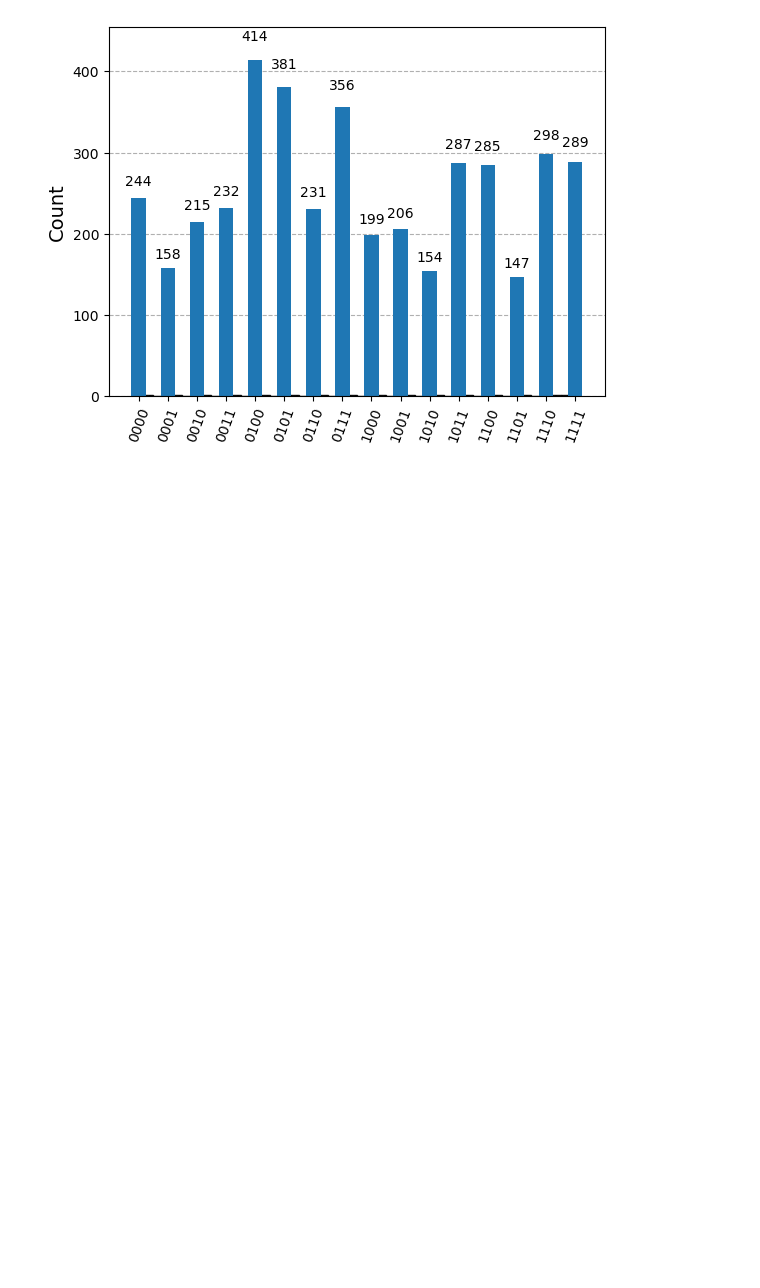
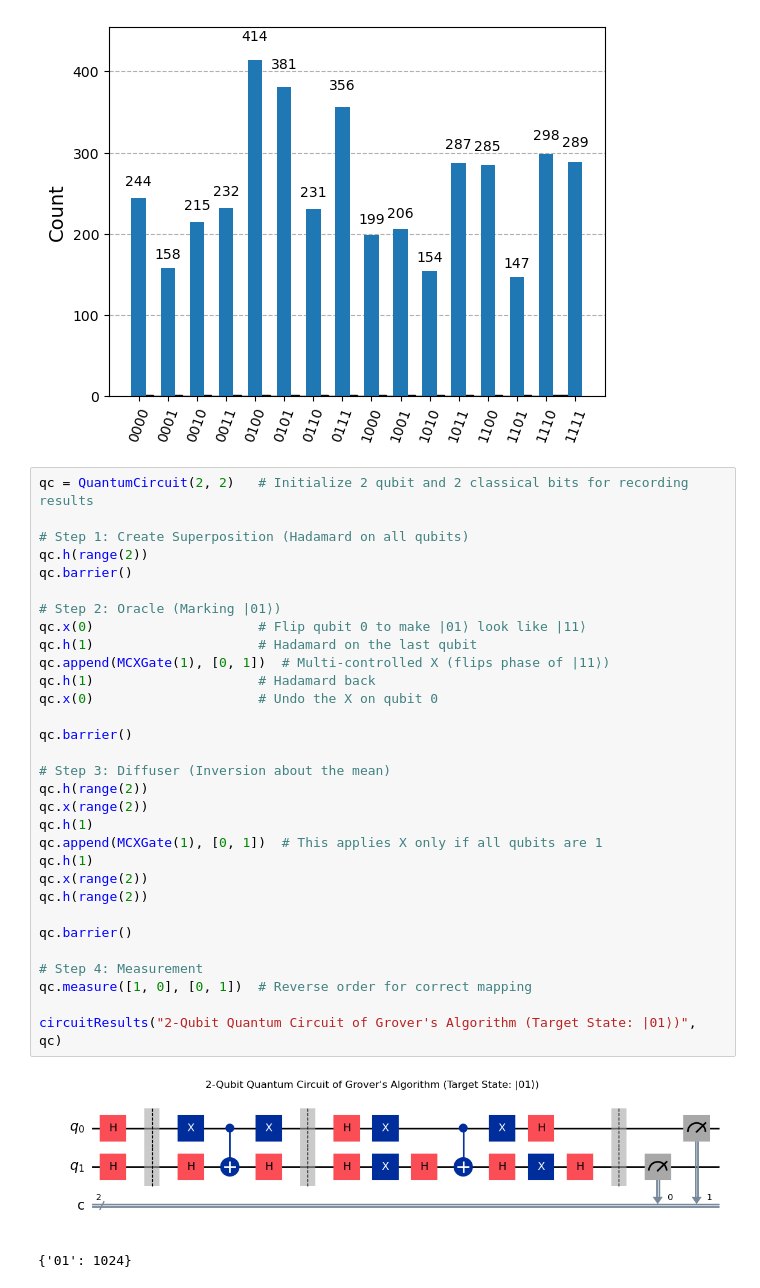
Before and after one commit to Creative-NH/QTC-ASG1, a Jupyter notebook: grover.ipynb, the cells around one changed output. Drawn from its saved outputs; the diff is of its cells as text; blank space fills up the shorter version.

Commit message:
Updated Grover's; Added Bernstein-Vazirani

```diff
--- a/grover.ipynb
+++ b/grover.ipynb
@@ -173,3 +173,37 @@ plt.show()
 Job ID is cyk0vtfnrmz0008tmbxg
 {'1100': 285, '1101': 147, '0000': 244, '0100': 414, '1000': 199, '0101': 381, '1001': 206, '0111': 356, '0110': 231, '0011': 232, '1111': 289, '1110': 298, '0001': 158, '0010': 215, '1011': 287, '101 ...
 [figure]
+# %%
+qc = QuantumCircuit(2, 2)   # Initialize 2 qubit and 2 classical bits for recording results
+
+# Step 1: Create Superposition (Hadamard on all qubits)
+qc.h(range(2))
+qc.barrier()
+
+# Step 2: Oracle (Marking |01⟩)
+qc.x(0)                     # Flip qubit 0 to make |01⟩ look like |11⟩
+qc.h(1)                     # Hadamard on the last qubit
+qc.append(MCXGate(1), [0, 1])  # Multi-controlled X (flips phase of |11⟩)
+qc.h(1)                     # Hadamard back
+qc.x(0)                     # Undo the X on qubit 0
+
+qc.barrier()
+
+# Step 3: Diffuser (Inversion about the mean)
+qc.h(range(2))
+qc.x(range(2))
+qc.h(1)
+qc.append(MCXGate(1), [0, 1])  # This applies X only if all qubits are 1
+qc.h(1)
+qc.x(range(2))
+qc.h(range(2))
+
+qc.barrier()
+
+# Step 4: Measurement
+qc.measure([1, 0], [0, 1])  # Reverse order for correct mapping
+
+circuitResults("2-Qubit Quantum Circuit of Grover's Algorithm (Target State: |01⟩)", qc)
+# %% [output]
+[figure, added]
+{'01': 1024}
```
Also changed, not shown: parts of 2 cells of this notebook, 1 other file.
